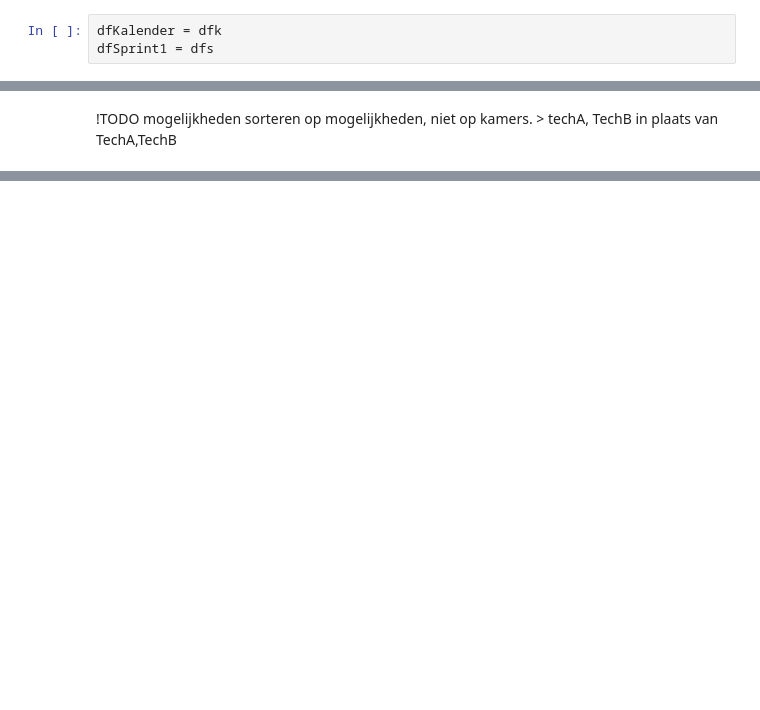
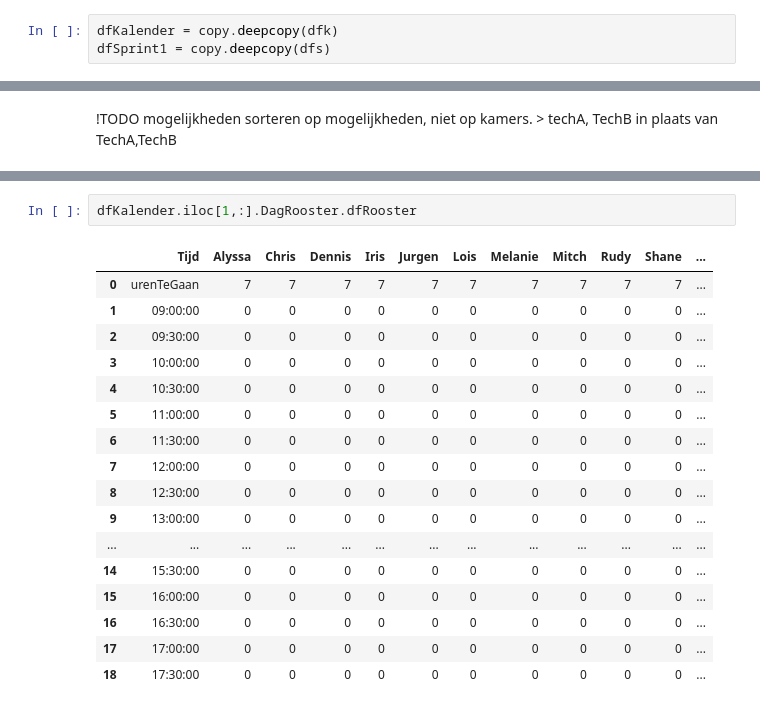
Before and after one commit to Robbertvld/Modelleren, a Jupyter notebook: Verslag.ipynb, the cells around one changed output, grey strips where cells are left out. Drawn from its saved outputs; the diff is of its cells as text; blank space fills up the shorter version.

```diff
--- a/Verslag.ipynb
+++ b/Verslag.ipynb
@@ -563,5 +583,5 @@ ValueError: cannot reindex from a duplicate axis
 # %%
-dfKalender = dfk
-dfSprint1 = dfs
+dfKalender = copy.deepcopy(dfk)
+dfSprint1 = copy.deepcopy(dfs)
 # %%
 tasktest = dfSprint1[dfSprint1['Task'] == 'S1C2T3A']
@@ -572 +619,21 @@ tasktest.Mogelijkheden[1].dfMogelijkheden.iloc[5,0]
+# %%
+dfKalender.iloc[1,:].DagRooster.dfRooster
+# %% [output]
+|  | Tijd | Alyssa | Chris | Dennis | Iris | Jurgen | Lois | Melanie | Mitch | Rudy | Shane | ... |
+| 0 | urenTeGaan | 7 | 7 | 7 | 7 | 7 | 7 | 7 | 7 | 7 | 7 | ... |
+| 1 | 09:00:00 | 0 | 0 | 0 | 0 | 0 | 0 | 0 | 0 | 0 | 0 | ... |
+| 2 | 09:30:00 | 0 | 0 | 0 | 0 | 0 | 0 | 0 | 0 | 0 | 0 | ... |
+| 3 | 10:00:00 | 0 | 0 | 0 | 0 | 0 | 0 | 0 | 0 | 0 | 0 | ... |
+| 4 | 10:30:00 | 0 | 0 | 0 | 0 | 0 | 0 | 0 | 0 | 0 | 0 | ... |
+| 5 | 11:00:00 | 0 | 0 | 0 | 0 | 0 | 0 | 0 | 0 | 0 | 0 | ... |
+| 6 | 11:30:00 | 0 | 0 | 0 | 0 | 0 | 0 | 0 | 0 | 0 | 0 | ... |
+| 7 | 12:00:00 | 0 | 0 | 0 | 0 | 0 | 0 | 0 | 0 | 0 | 0 | ... |
+| 8 | 12:30:00 | 0 | 0 | 0 | 0 | 0 | 0 | 0 | 0 | 0 | 0 | ... |
+| 9 | 13:00:00 | 0 | 0 | 0 | 0 | 0 | 0 | 0 | 0 | 0 | 0 | ... |
+| ... | ... | ... | ... | ... | ... | ... | ... | ... | ... | ... | ... | ... |
+| 14 | 15:30:00 | 0 | 0 | 0 | 0 | 0 | 0 | 0 | 0 | 0 | 0 | ... |
+| 15 | 16:00:00 | 0 | 0 | 0 | 0 | 0 | 0 | 0 | 0 | 0 | 0 | ... |
+| 16 | 16:30:00 | 0 | 0 | 0 | 0 | 0 | 0 | 0 | 0 | 0 | 0 | ... |
+| 17 | 17:00:00 | 0 | 0 | 0 | 0 | 0 | 0 | 0 | 0 | 0 | 0 | ... |
+| 18 | 17:30:00 | 0 | 0 | 0 | 0 | 0 | 0 | 0 | 0 | 0 | 0 | ... |
 # %%
```
Also changed, not shown: parts of 12 cells of this notebook.
